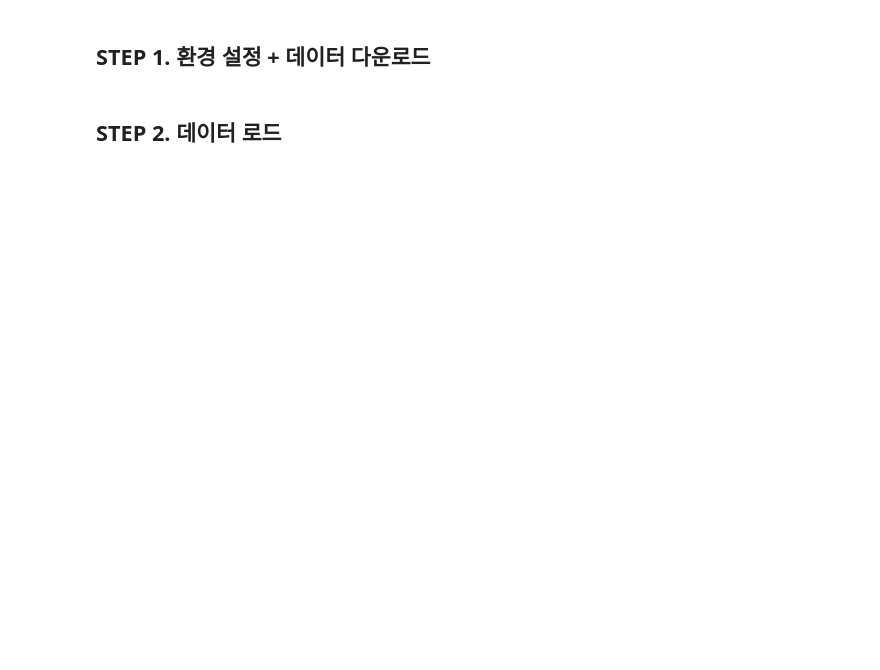
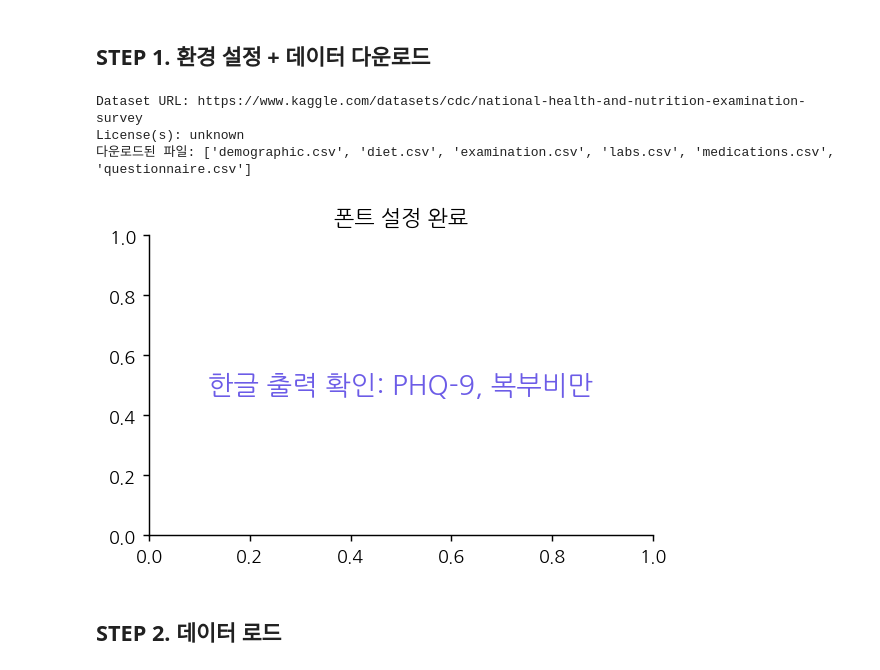
Before and after one commit to runmc3812/Healthcare_Informatics_Integration-2026-, a Jupyter notebook: 8조/nhanes_depression_central_obesity.ipynb, the cells around one changed output. Saved outputs shown, nothing was run; the diff lists cells and outputs as text; code cells hidden in the pictures; blank space fills up the shorter version.

```diff
--- a/8조/nhanes_depression_central_obesity.ipynb
+++ b/8조/nhanes_depression_central_obesity.ipynb
@@ -30,8 +34,8 @@ print('✅ Kaggle 인증 완료')
 # %% [markdown]
 ## STEP 1. 환경 설정 + 데이터 다운로드
 # %%
-
-!pip install -q kaggle pingouin statsmodels seaborn
+# 1. 나눔 폰트 설치 (오타 수정: -6 제거)
+!apt-get install -y fonts-nanum > /dev/null
 
 import warnings, os, glob, math, json
 warnings.filterwarnings('ignore')
@@ -39,37 +43,58 @@ warnings.filterwarnings('ignore')
 import numpy as np
 import pandas as pd
 import matplotlib.pyplot as plt
 import seaborn as sns
 import statsmodels.api as sm
 import statsmodels.formula.api as smf
 import pingouin as pg
+import matplotlib.font_manager as fm
 
-import matplotlib.font_manager as fm
+# 1. 폰트 설정 (설치된 나눔고딕 경로 지정)
 font_path = '/usr/share/fonts/truetype/nanum/NanumGothic.ttf'
 if os.path.exists(font_path):
     fm.fontManager.addfont(font_path)
     plt.rcParams['font.family'] = 'NanumGothic'
+else:
+    # 폰트가 없을 경우 리스트에서 검색 시도
+    nanum_fonts = [f.name for f in fm.fontManager.ttflist if 'Nanum' in f.name]
+    if nanum_fonts:
+        plt.rcParams['font.family'] = nanum_fonts[0]
 
+# 2. 기타 시각화 세부 설정
 plt.rcParams.update({
-    'axes.unicode_minus': False,
+    'axes.unicode_minus': False, # 마이너스 기호 깨짐 방지
     'figure.dpi': 130,
     'axes.spines.top': False,
     'axes.spines.right': False
 })
 
-# 컬러
+# 3. 컬러 정의
 C_PURPLE = '#6C5CE7'
 C_TEAL   = '#00B894'
 C_CORAL  = '#E17055'
 C_BLUE   = '#0984E3'
 C_DARK   = '#2D3436'
 C_GRAY   = '#B2BEC3'
 
-# 데이터 다운로드
+# 4. Kaggle 데이터 다운로드
+# (미리 kaggle.json이 업로드 되어있거나 API 설정이 되어있어야 합니다)
+!pip install -q kaggle
 !kaggle datasets download -d cdc/national-health-and-nutrition-examination-survey --unzip -q
 
 csvs = sorted(glob.glob('*.csv'))
 print('다운로드된 파일:', csvs)
+
+# 5. 한글 출력 확인용 테스트
+plt.figure(figsize=(5, 3))
+plt.text(0.5, 0.5, '한글 출력 확인: PHQ-9, 복부비만',
+         ha='center', va='center', size=15, color=C_PURPLE)
+plt.title('폰트 설정 완료')
+plt.show()
+# %% [output]
+Dataset URL: https://www.kaggle.com/datasets/cdc/national-health-and-nutrition-examination-survey
+License(s): unknown
+다운로드된 파일: ['demographic.csv', 'diet.csv', 'examination.csv', 'labs.csv', 'medications.csv', 'questionnaire.csv']
+[figure, added]
 # %% [markdown]
 ## STEP 2. 데이터 로드
 # %%
```
Also changed, not shown: parts of 8 cells of this notebook.
